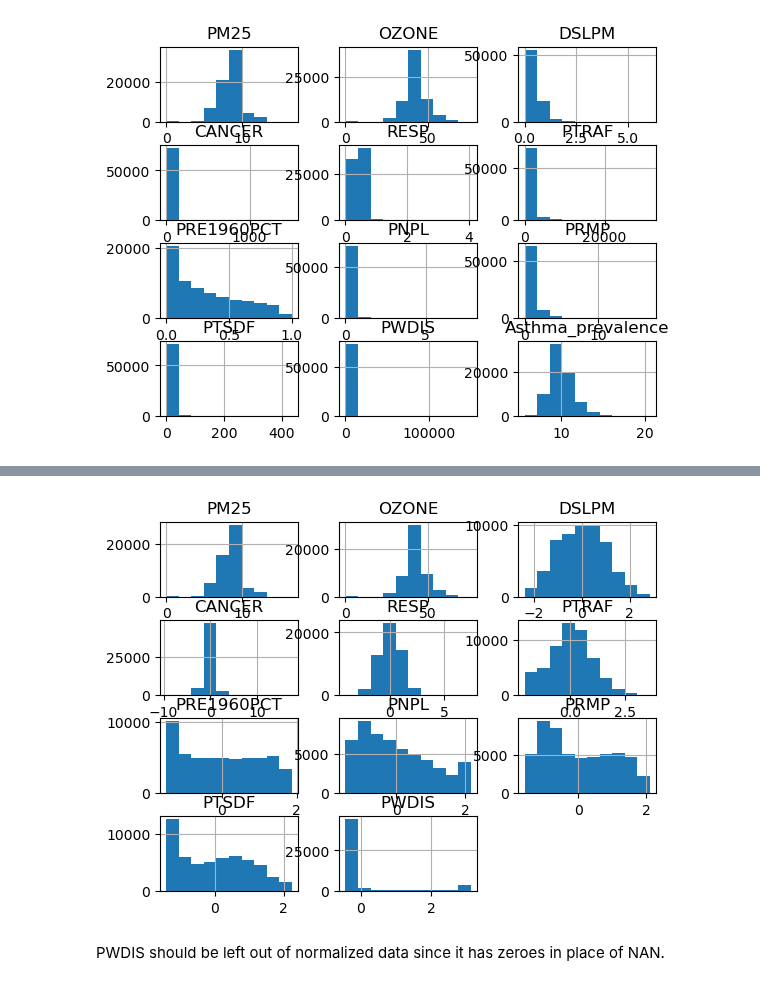
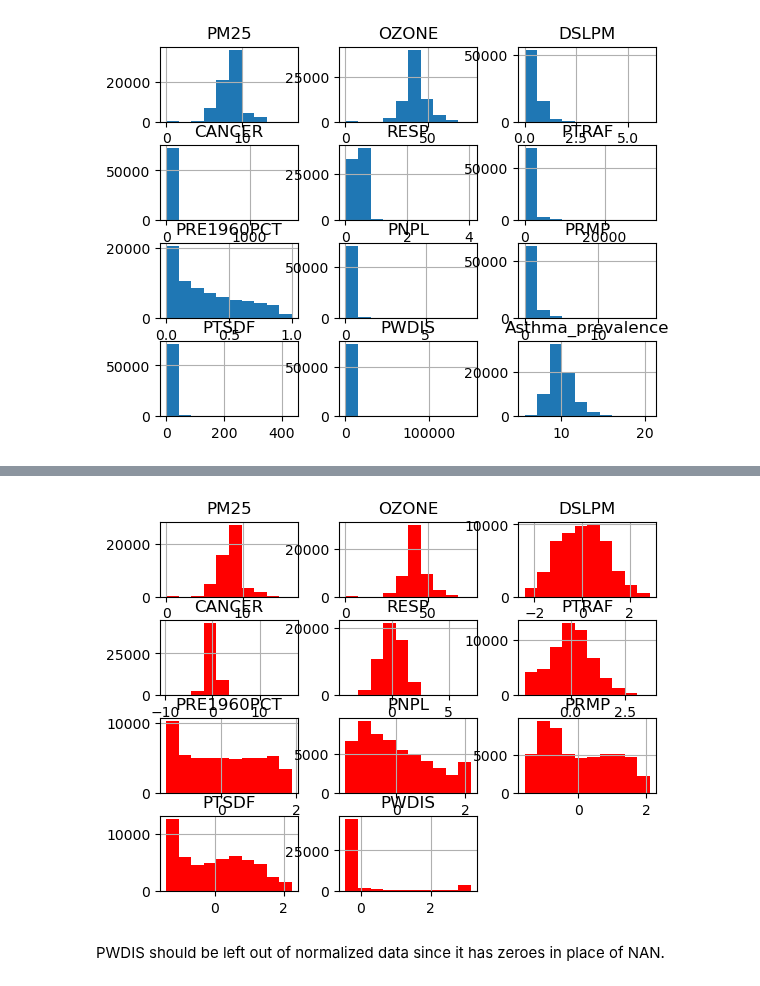
Before and after one commit to keb101/Image-Classification-Indian-Clothing, a Jupyter notebook: Capstone_Two/notebooks/Pre-processing/Pre-processing_asthma.ipynb, the cells around one changed output, grey strips where cells are left out. Saved outputs shown, nothing was run; the diff lists cells and outputs as text; code cells hidden in the pictures.

```diff
--- a/Capstone_Two/notebooks/Pre-processing/Pre-processing_asthma.ipynb
+++ b/Capstone_Two/notebooks/Pre-processing/Pre-processing_asthma.ipynb
@@ -108,10 +108,10 @@ pt9.fit(y_train_log)
 y_train_log = pt9.transform(y_train_log)
 y_train_log = np.ravel(y_train_log)
 # %%
-X_train_log.hist()
+X_train_log.hist(color='r')
 plt.show()
 # %% [output]
-[figure, old version]
+[figure, new version]
 # %%
 X_train_log.drop('PWDIS', axis=1, inplace=True)
 X_test_log = X_test.copy()
```
Also changed, not shown: parts of 2 cells of this notebook.
